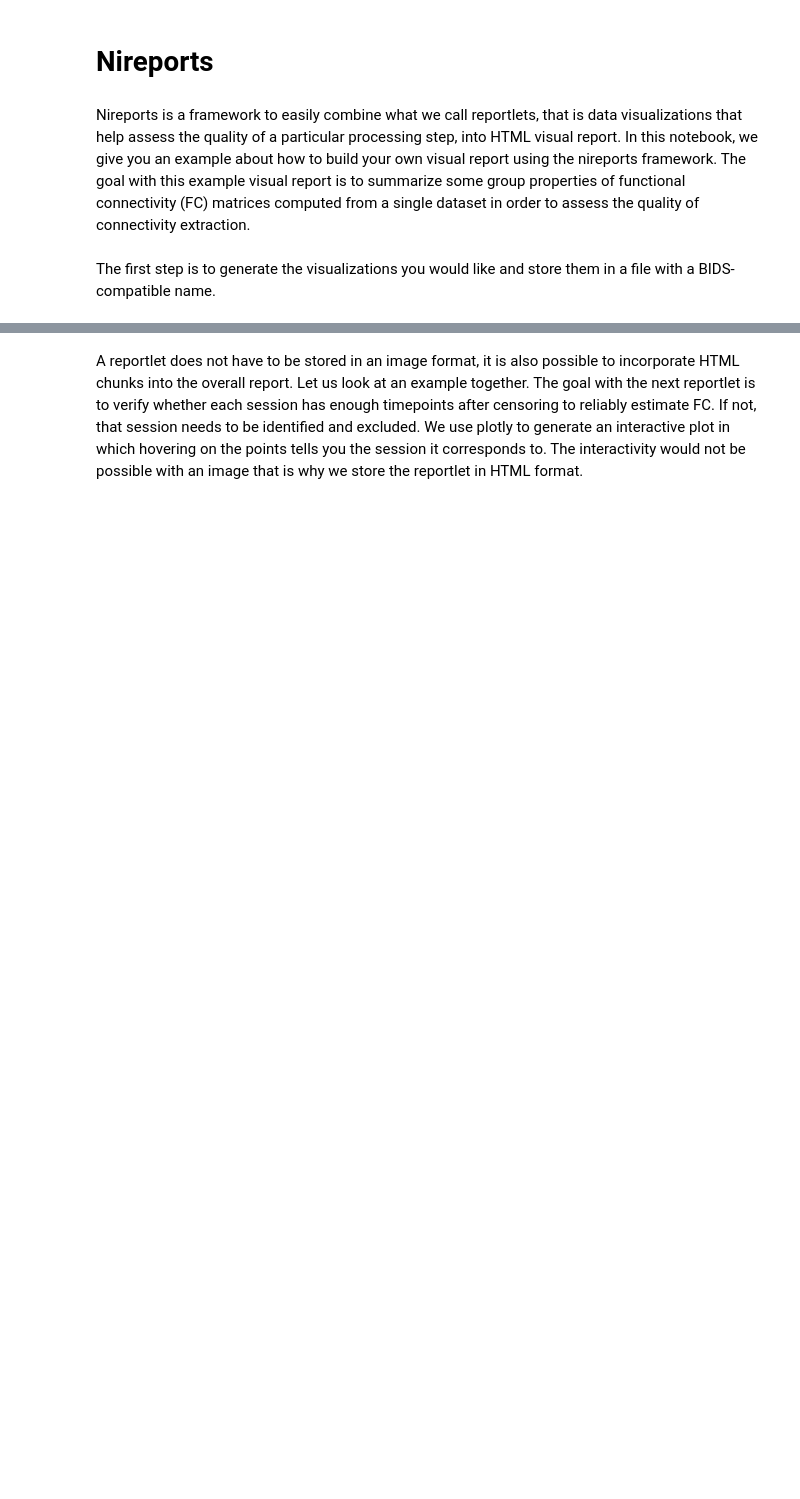
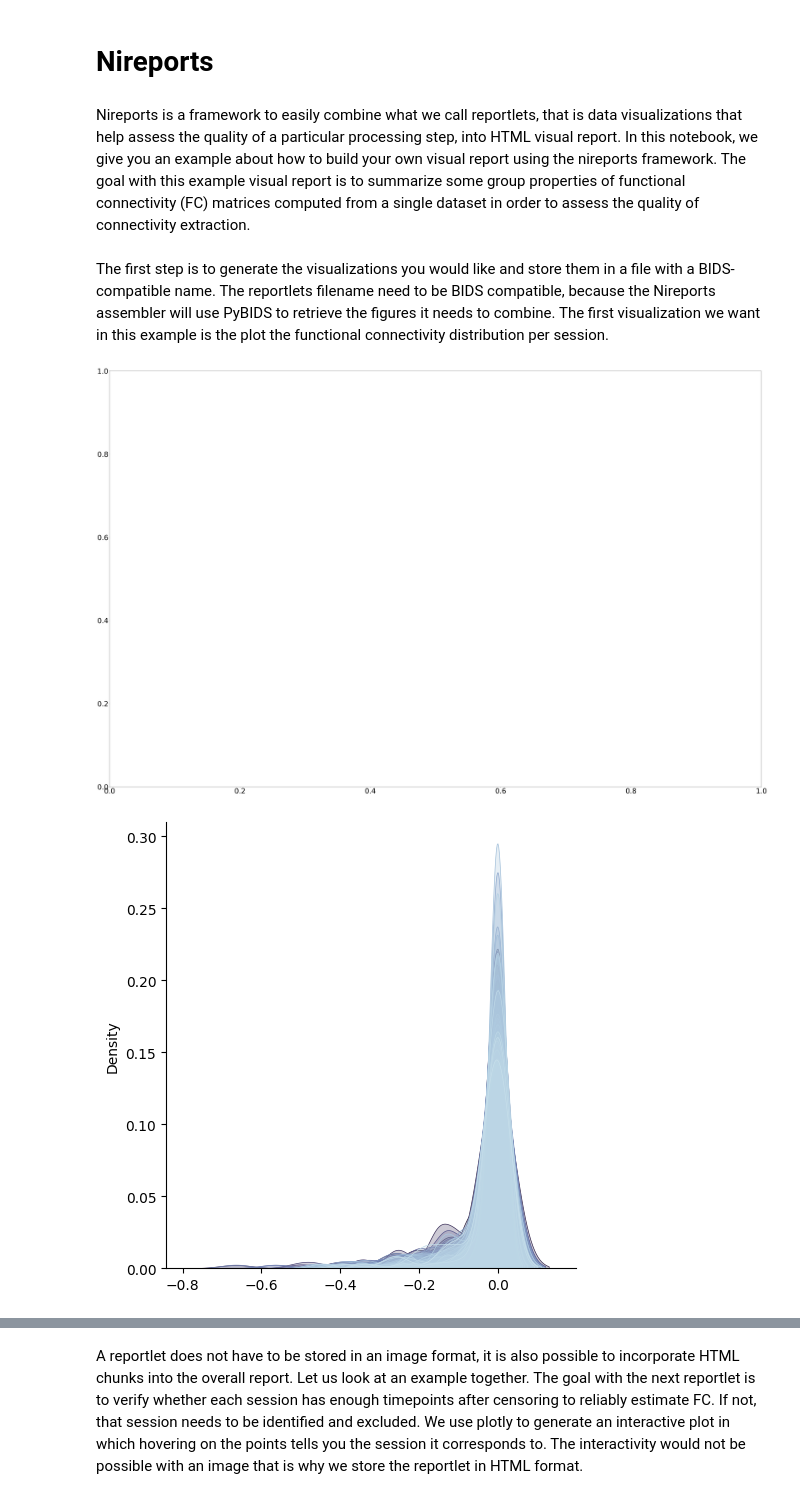
Before and after one commit to nipreps/nireports, a Jupyter notebook: docs/notebooks/Tutorial.ipynb, the cells around one changed output, grey strips where cells are left out. Saved outputs shown, nothing was run; the diff lists cells and outputs as text; code cells hidden in the pictures; blank space fills up the shorter version.

```diff
--- a/docs/notebooks/Tutorial.ipynb
+++ b/docs/notebooks/Tutorial.ipynb
@@ -5,10 +29,50 @@ Nireports is a framework to easily combine what we call reportlets, that is data
 # %% [markdown]
-The first step is to generate the visualizations you would like and store them in a file with a BIDS-compatible name.
+The first step is to generate the visualizations you would like and store them in a file with a BIDS-compatible name. The reportlets filename need to be BIDS compatible, because the Nireports assembler will use PyBIDS to retrieve the figures it needs to combine. The first visualization we want in this example is the plot the functional connectivity distribution per session.
-# %%
-# Load data
-import pandas as pd
-
-# Define the path where the derivatives are stored
-output = ("/home/cprovins/derivatives/hcph/")
-# Load fMRI duration after censoring
-good_timepoints_df = pd.read_csv("./data/fMRI_duration_after_censoring.csv")
+# %%
+import seaborn as sns
+import matplotlib.pyplot as plt
+import os.path as op
+
+FC_FIGURE_SIZE: tuple = (70, 45)
+LABELSIZE: int = 42
+
+def group_reportlet_fc_dist(
+    fc_matrices: list[np.ndarray],
+    output: str,
+) -> None:
+    """Plot and save the functional connectivity density distributions.
+
+    Parameters
+    ----------
+    fc_matrices : list[np.ndarray]
+        List of functional connectivity matrices
+    output : str
+        Path to the output directory
+    """
+
+    _, ax = plt.subplots(figsize=FC_FIGURE_SIZE)
+
+    for fc_matrix in fc_matrices:
+        sns.displot(
+            fc_matrix,
+            kind="kde",
+            fill=True,
+            linewidth=0.5,
+            legend=False,
+            palette="ch:s=.25,rot=-.25",
+        )
+
+    ax.tick_params(labelsize=LABELSIZE)
+
+    # Ensure the labels are within the figure
+    plt.tight_layout()
+
+    # Note that we save the image under a BIDS-compatible name
+    savename = op.join("reportlets", "group_desc-fcdist_bold.svg")
+
+    plt.savefig(op.join(output, savename))
+    plt.close()
+group_reportlet_fc_dist(fc_matrices, output)
+# %% [output]
+[figure, added]
+[figure, added]
```
Also changed, not shown: parts of 6 cells of this notebook, 4 other files.
